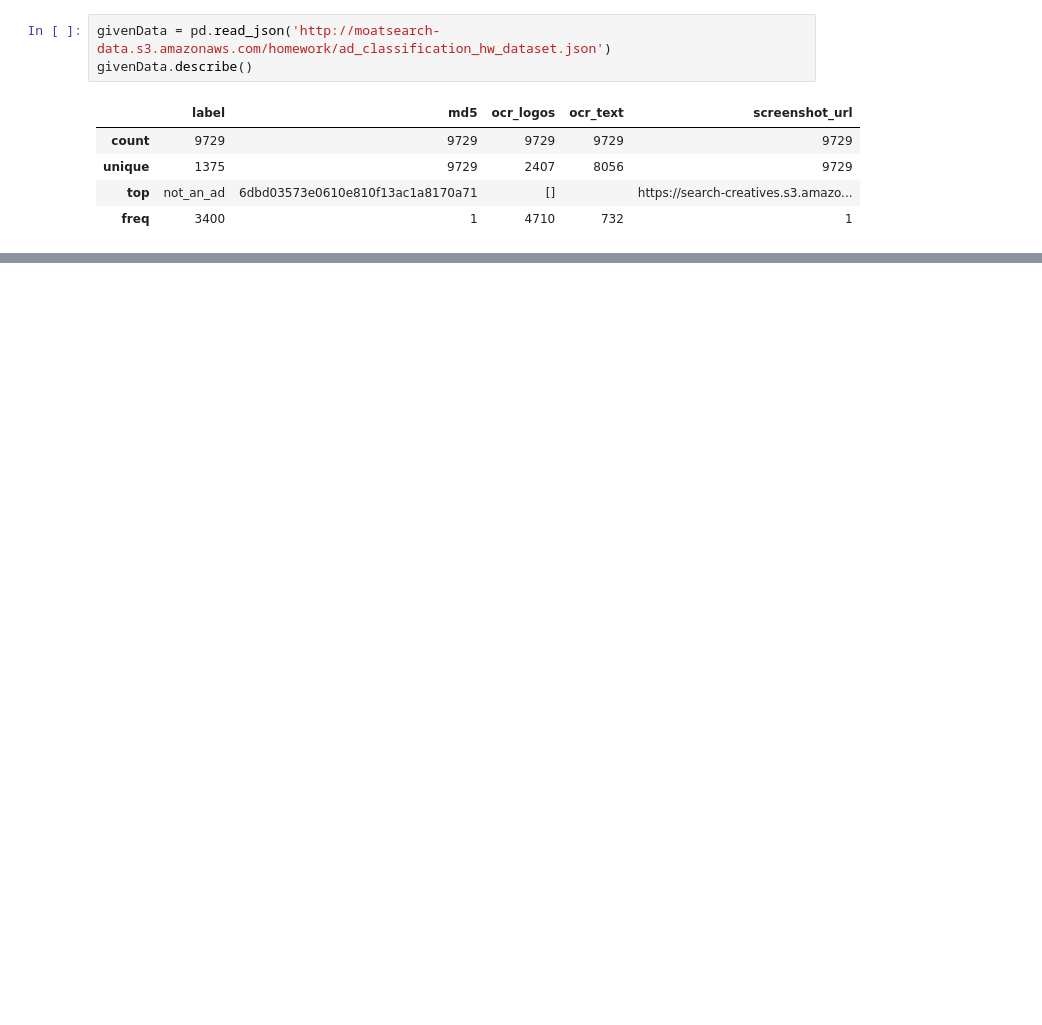
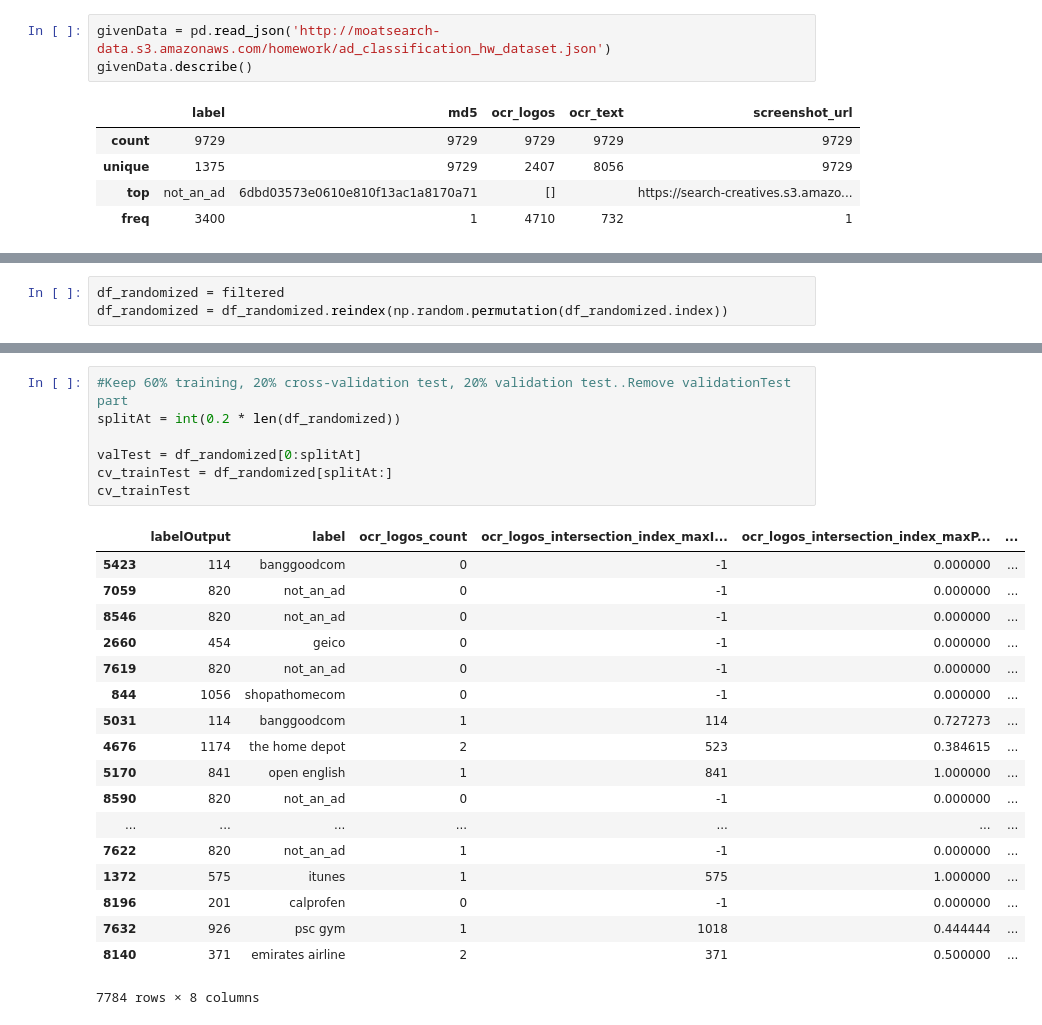
Before and after one commit to siddhartha-chandra/AdPredictor, a Jupyter notebook: sample/Notebook/Ad_Predictor.ipynb, the cells around one changed output, grey strips where cells are left out. Drawn from its saved outputs; the diff is of its cells as text; blank space fills up the shorter version.

```diff
--- a/sample/Notebook/Ad_Predictor.ipynb
+++ b/sample/Notebook/Ad_Predictor.ipynb
@@ -202,0 +361,3 @@ filtered1
+# %%
+df_randomized = filtered
+df_randomized = df_randomized.reindex(np.random.permutation(df_randomized.index))
@@ -202,0 +383,26 @@ filtered1
+# %%
+#Keep 60% training, 20% cross-validation test, 20% validation test..Remove validationTest part
+splitAt = int(0.2 * len(df_randomized))
+
+valTest = df_randomized[0:splitAt]
+cv_trainTest = df_randomized[splitAt:]
+cv_trainTest
+# %% [output]
+|  | labelOutput | label | ocr_logos_count | ocr_logos_intersection_index_maxI... | ocr_logos_intersection_index_maxP... | ... |
+| 5423 | 114 | banggoodcom | 0 | -1 | 0.000000 | ... |
+| 7059 | 820 | not_an_ad | 0 | -1 | 0.000000 | ... |
+| 8546 | 820 | not_an_ad | 0 | -1 | 0.000000 | ... |
+| 2660 | 454 | geico | 0 | -1 | 0.000000 | ... |
+| 7619 | 820 | not_an_ad | 0 | -1 | 0.000000 | ... |
+| 844 | 1056 | shopathomecom | 0 | -1 | 0.000000 | ... |
+| 5031 | 114 | banggoodcom | 1 | 114 | 0.727273 | ... |
+| 4676 | 1174 | the home depot | 2 | 523 | 0.384615 | ... |
+| 5170 | 841 | open english | 1 | 841 | 1.000000 | ... |
+| 8590 | 820 | not_an_ad | 0 | -1 | 0.000000 | ... |
+| ... | ... | ... | ... | ... | ... | ... |
+| 7622 | 820 | not_an_ad | 1 | -1 | 0.000000 | ... |
+| 1372 | 575 | itunes | 1 | 575 | 1.000000 | ... |
+| 8196 | 201 | calprofen | 0 | -1 | 0.000000 | ... |
+| 7632 | 926 | psc gym | 1 | 1018 | 0.444444 | ... |
+| 8140 | 371 | emirates airline | 2 | 371 | 0.500000 | ... |
+7784 rows × 8 columns
```
Also changed, not shown: parts of 20 cells of this notebook.
